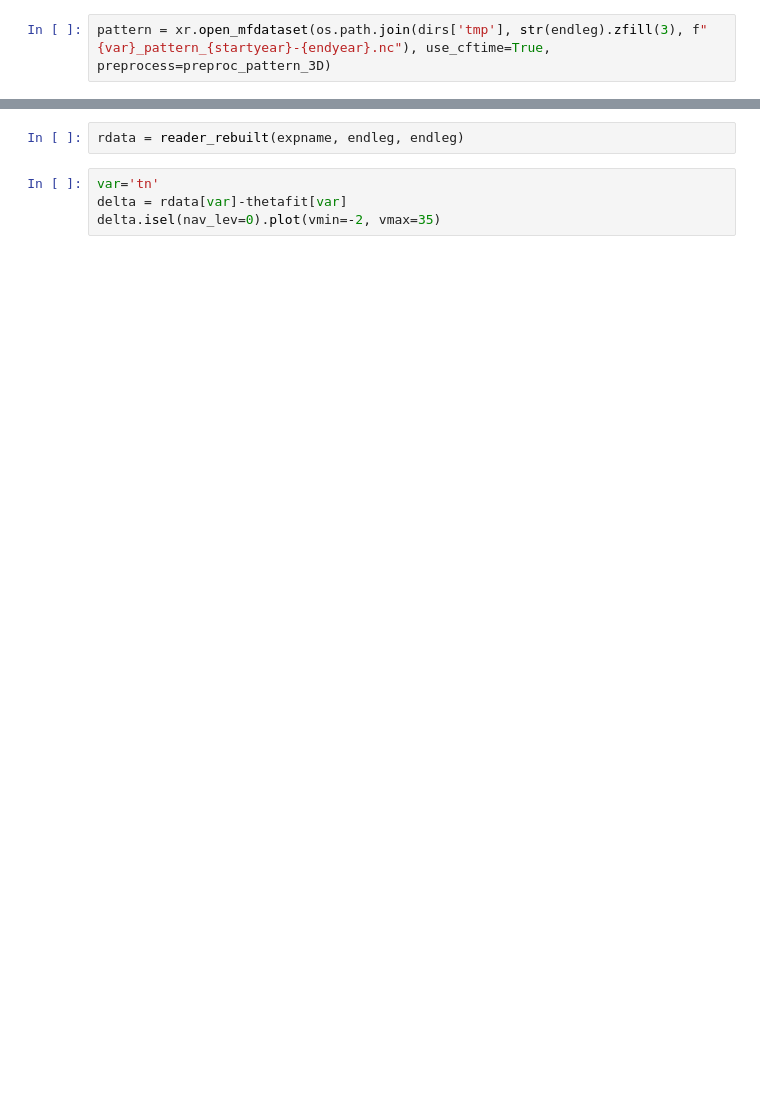
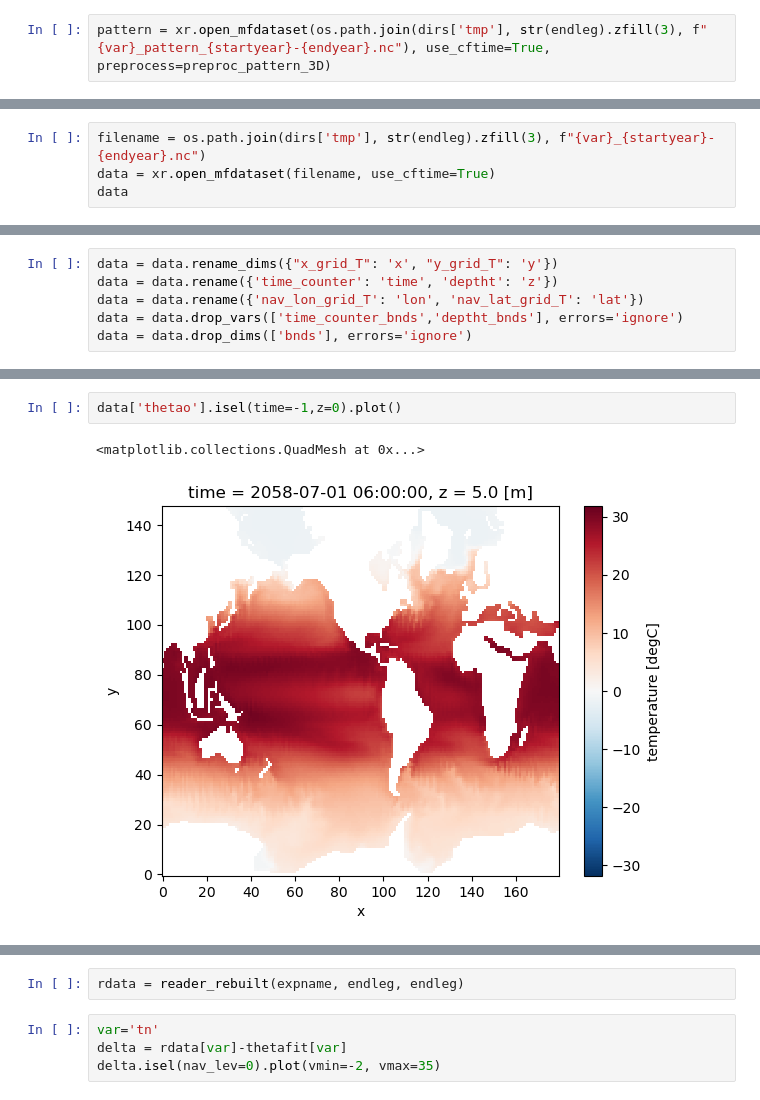
Before and after one commit to asozza/stece, a Jupyter notebook: osprey/notebooks/test_EOF.ipynb, the cells around one changed output, grey strips where cells are left out. Drawn from its saved outputs; the diff is of its cells as text; blank space fills up the shorter version.

```diff
--- a/osprey/notebooks/test_EOF.ipynb
+++ b/osprey/notebooks/test_EOF.ipynb
@@ -42,0 +288,4 @@ field['thetao'].isel(z=0).plot()
+# %%
+filename = os.path.join(dirs['tmp'], str(endleg).zfill(3), f"{var}_{startyear}-{endyear}.nc")
+data = xr.open_mfdataset(filename, use_cftime=True)
+data
@@ -42,0 +383,6 @@ field['thetao'].isel(z=0).plot()
+# %%
+data = data.rename_dims({"x_grid_T": 'x', "y_grid_T": 'y'})
+data = data.rename({'time_counter': 'time', 'deptht': 'z'})
+data = data.rename({'nav_lon_grid_T': 'lon', 'nav_lat_grid_T': 'lat'})
+data = data.drop_vars(['time_counter_bnds','deptht_bnds'], errors='ignore')
+data = data.drop_dims(['bnds'], errors='ignore')
@@ -42,0 +458,5 @@ field['thetao'].isel(z=0).plot()
+# %%
+data['thetao'].isel(time=-1,z=0).plot()
+# %% [output]
+<matplotlib.collections.QuadMesh at 0x...>
+[figure, added]
```
Also changed, not shown: parts of 24 cells of this notebook, 11 other files.
